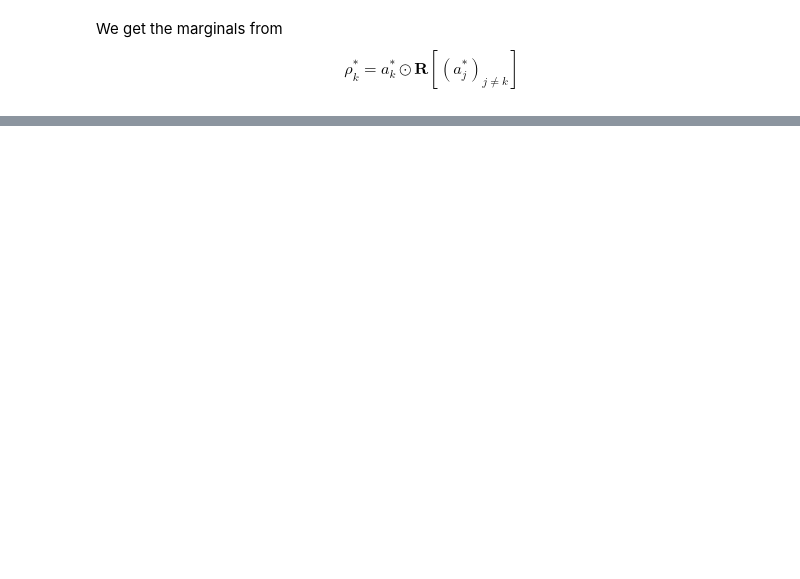
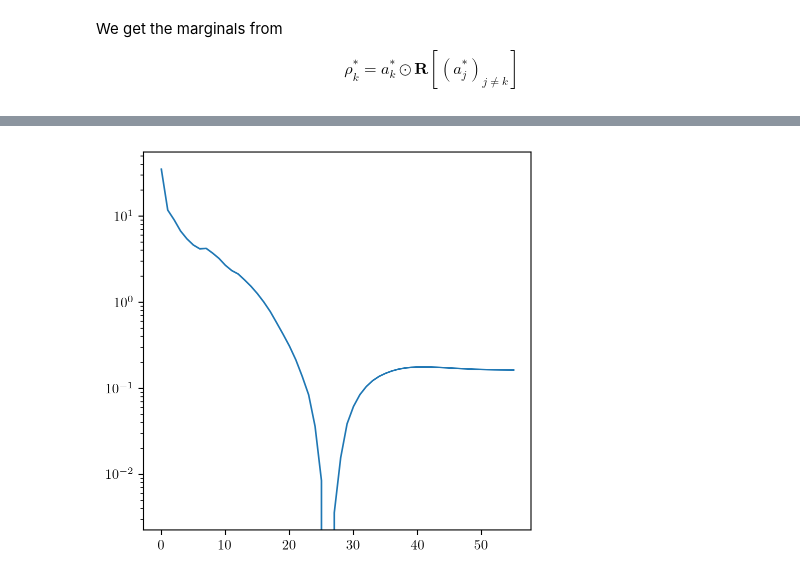
Before and after one commit to ManifoldFR/mva-optimaltransport, a Jupyter notebook: project/multistep.ipynb, the cells around one changed output, grey strips where cells are left out. Cells and saved outputs as stored; diff of their text form; code cells hidden in the pictures; blank space fills up the shorter version.

Commit message:
added header files, introduce Hilbert metric

```diff
--- a/project/multistep.ipynb
+++ b/project/multistep.ipynb
@@ -208,7 +197,7 @@ def prox_operator(mes, mask, congest_max, psi):
     return np.minimum(mes * np.exp(-psi/epsilon), congest_max) * (1-mask)
 
 
-tau = 1e-22
+tau = 1e-50
 
 ## Redefine using the Cython module
 def multi_sinkhorn(a_s: List[np.ndarray], op):
@@ -239,9 +228,20 @@ a_s = [
 ]
 # %%
 t_a = time.time()
-num_iters = 150
+num_iters = 100
+hmetr_ = []
+
+thresh_ = 1e-4
+
 for n in range(num_iters):
     print("iteration #%d" % n, end='\r')
     multi_sinkhorn(a_s, K_eps_op)
+    h_metric_new = hilbert_metric_chained(a_s)
+    if n > 0 and abs(h_metric_new - hmetr_[-1]) <= thresh_:
+        # Early stopping
+        print("Hilbert metric below threshold -- stopping.")
+        break
+    hmetr_.append(h_metric_new)
+
 print("Elapsed time:", time.time() - t_a)
 # %% [output]
@@ -249,3 +250,10 @@ Elapsed time: 43.821903228759766
+# %%
+hmetr_ = np.array(hmetr_)
+
+plt.plot(hmetr_ - hmetr_.min(), lw=1.2)
+plt.yscale("log")
+# %% [output]
+[figure, added]
 # %%
 # Now compute the marginals from the potentials
 marginals = compute_marginals(a_s, K_eps_op)
```
Also changed, not shown: parts of 13 cells of this notebook, 11 other files.
